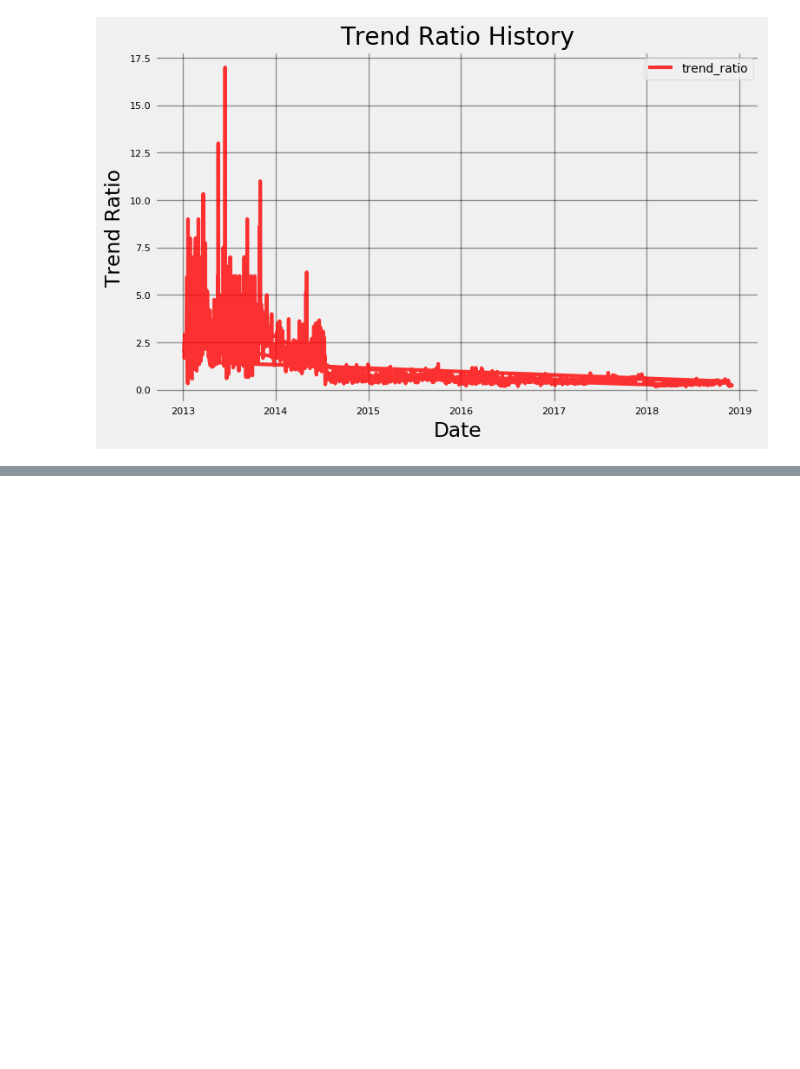
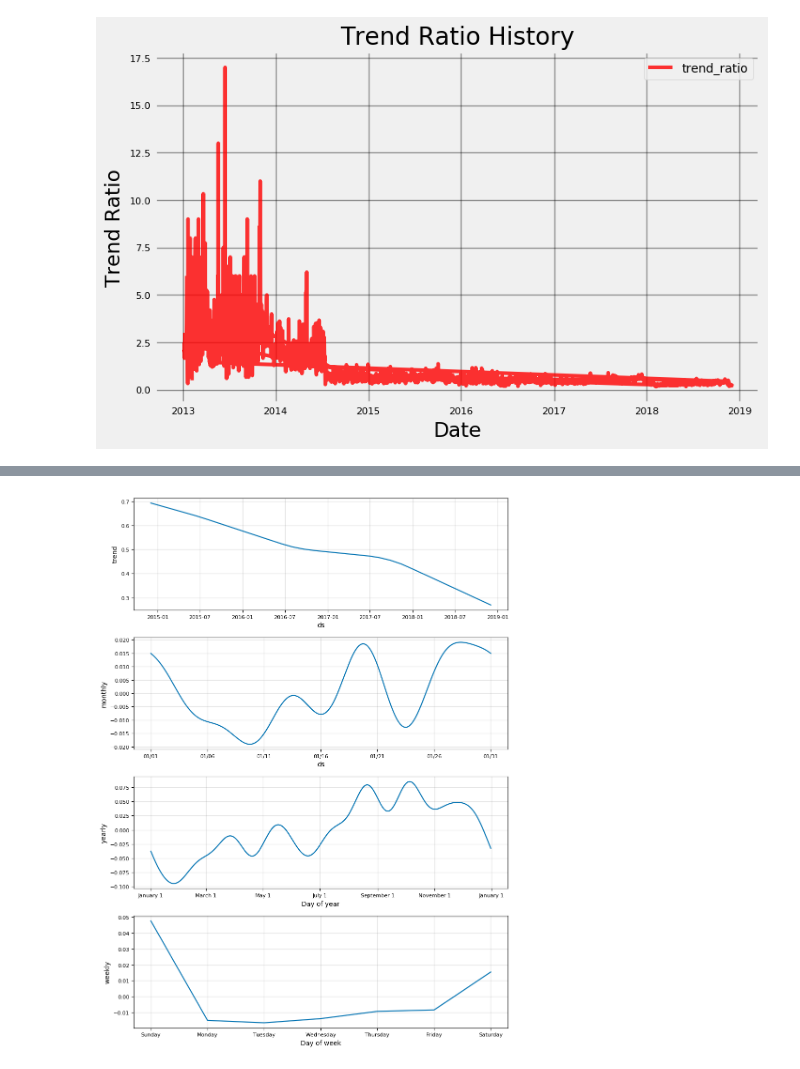
Before and after one commit to lauramayol/crypto_signal, a Jupyter notebook: crypto_signal/Trend Prediction.ipynb, the cells around one changed output, grey strips where cells are left out. Drawn from its saved outputs; the diff is of its cells as text; code cells hidden in the pictures; blank space fills up the shorter version.

```diff
--- a/crypto_signal/Trend Prediction.ipynb
+++ b/crypto_signal/Trend Prediction.ipynb
@@ -74,0 +93,5 @@ Current buy_bitcoin = 15.00 on 2018-12-02.
+# %%
+model.plot_components(model_data)
+plt.show()
+# %% [output]
+[figure, added]
```
Also changed, not shown: parts of 29 cells of this notebook, 1 other file.
